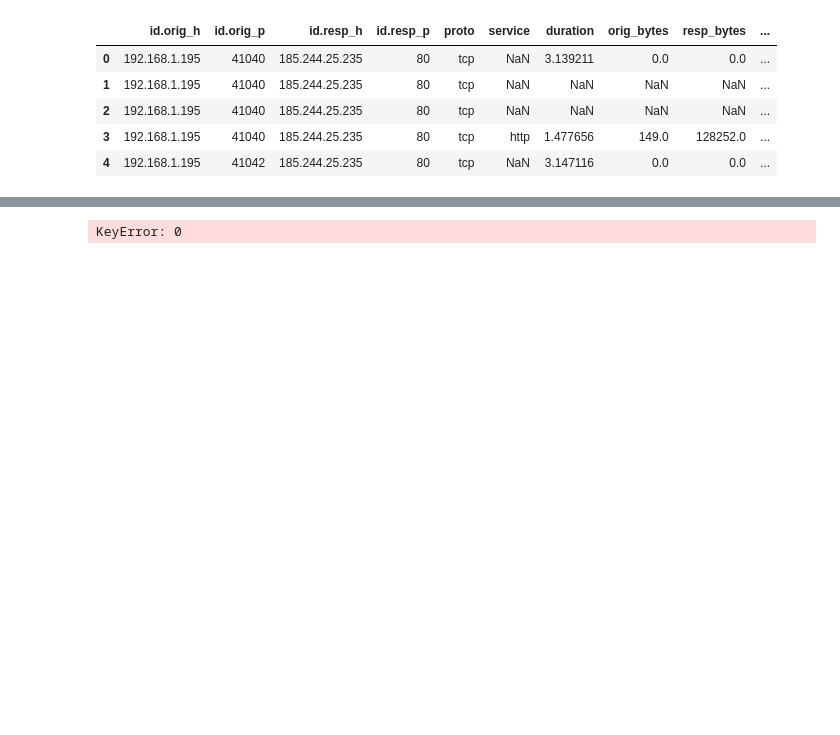
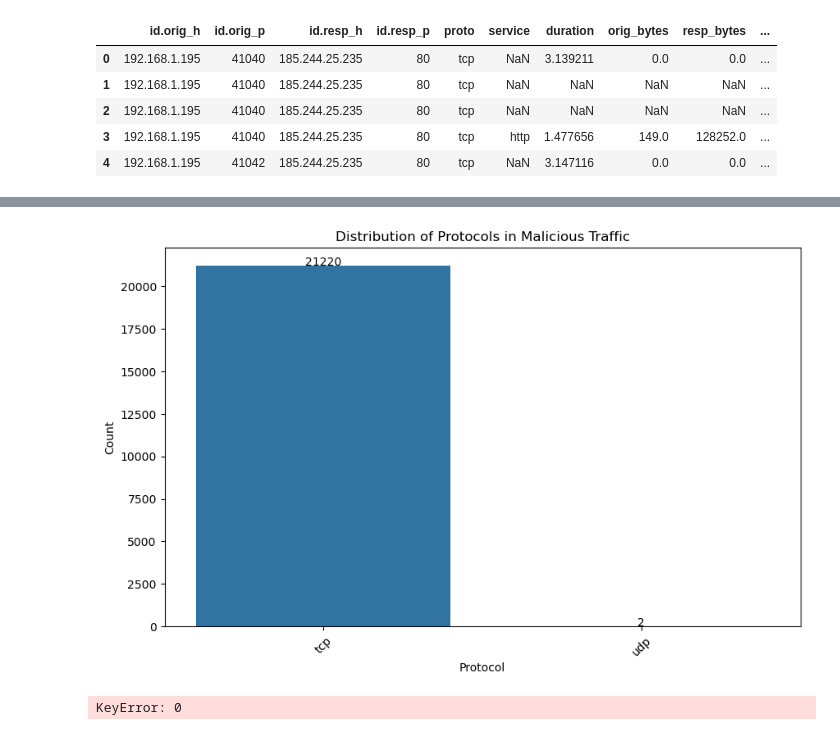
Before and after one commit to sdave777/Internet-of-Things_IDS_Data, a Jupyter notebook: Scratch.ipynb, the cells around one changed output, grey strips where cells are left out. Saved outputs shown, nothing was run; the diff lists cells and outputs as text; code cells hidden in the pictures; blank space fills up the shorter version.

```diff
--- a/Scratch.ipynb
+++ b/Scratch.ipynb
@@ -17,3 +65,20 @@ data.head()
+# %%
+proto_counts = malicious_data['proto'].value_counts().reset_index()
+proto_counts.columns = ['proto', 'count']
+
+plt.figure(figsize=(10, 6))
+ax = sns.barplot(data=proto_counts, x='proto', y='count')
+plt.title('Distribution of Protocols in Malicious Traffic')
+plt.xlabel('Protocol')
+plt.ylabel('Count')
+plt.xticks(rotation=45)
+
+for index, row in proto_counts.iterrows():
+    ax.text(row.name, row['count'], round(row['count'], 2), color='black', ha="center")
+
+plt.show()
+# %% [output]
+[figure, added]
 # %%
 label = {'Malicious': 1,'Benign': 0}
 data.label = [label[item] for item in data.label]
```
Also changed, not shown: parts of 4 cells of this notebook, 3 other files.
